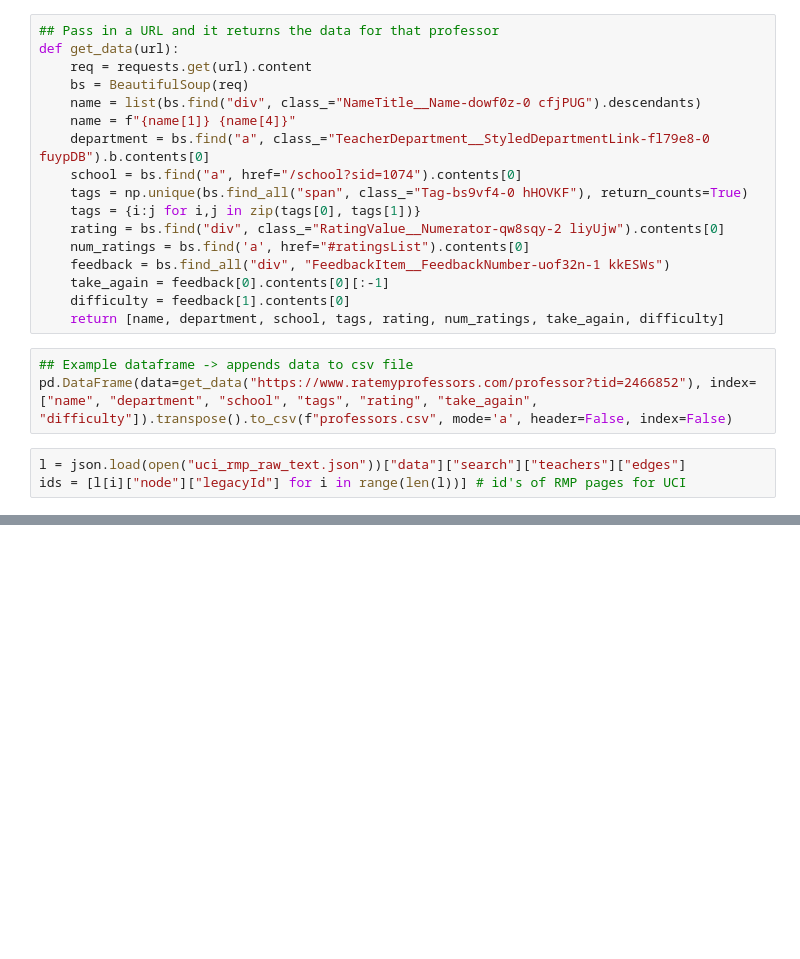
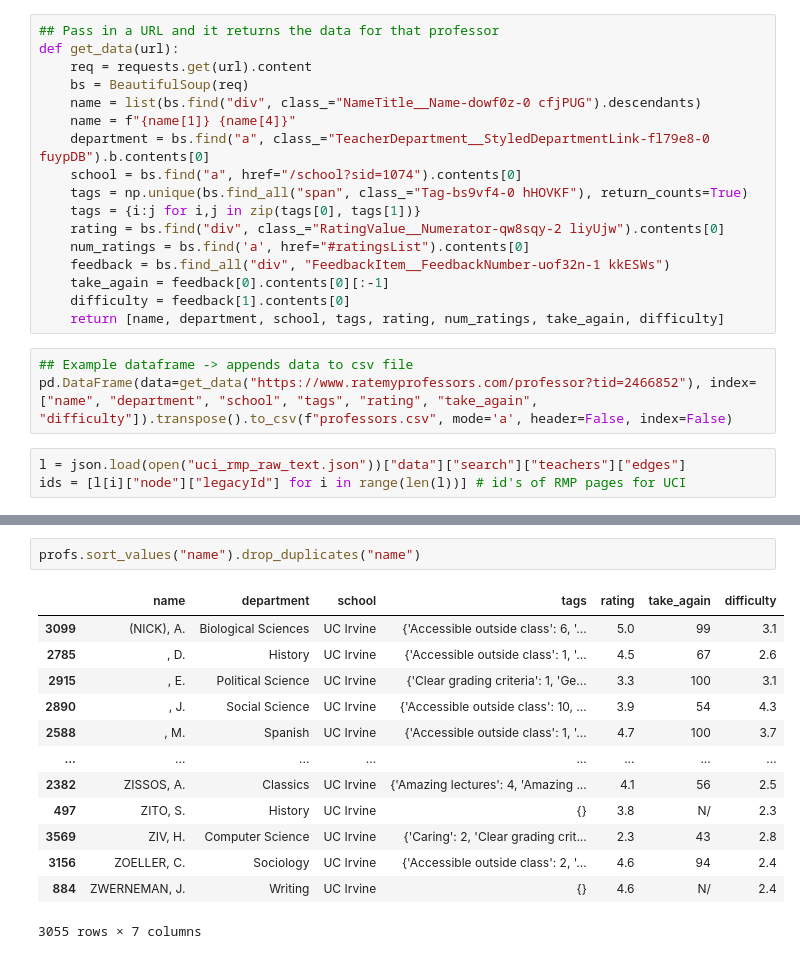
Before and after one commit to mrfleap/hackuci-2023, a Jupyter notebook: RMPscraper/ProfessorScraper.ipynb, the cells around one changed output, grey strips where cells are left out. Drawn from its saved outputs; the diff is of its cells as text; blank space fills up the shorter version.

```diff
--- a/RMPscraper/ProfessorScraper.ipynb
+++ b/RMPscraper/ProfessorScraper.ipynb
@@ -64,0 +128,16 @@ len(ids)
+# %%
+profs.sort_values("name").drop_duplicates("name")
+# %% [output]
+|  | name | department | school | tags | rating | take_again | difficulty |
+| 3099 | (NICK), A. | Biological Sciences | UC Irvine | {'Accessible outside class': 6, '... | 5.0 | 99 | 3.1 |
+| 2785 | , D. | History | UC Irvine | {'Accessible outside class': 1, '... | 4.5 | 67 | 2.6 |
+| 2915 | , E. | Political Science | UC Irvine | {'Clear grading criteria': 1, 'Ge... | 3.3 | 100 | 3.1 |
+| 2890 | , J. | Social Science | UC Irvine | {'Accessible outside class': 10, ... | 3.9 | 54 | 4.3 |
+| 2588 | , M. | Spanish | UC Irvine | {'Accessible outside class': 1, '... | 4.7 | 100 | 3.7 |
+| ... | ... | ... | ... | ... | ... | ... | ... |
+| 2382 | ZISSOS, A. | Classics | UC Irvine | {'Amazing lectures': 4, 'Amazing ... | 4.1 | 56 | 2.5 |
+| 497 | ZITO, S. | History | UC Irvine | {} | 3.8 | N/ | 2.3 |
+| 3569 | ZIV, H. | Computer Science | UC Irvine | {'Caring': 2, 'Clear grading crit... | 2.3 | 43 | 2.8 |
+| 3156 | ZOELLER, C. | Sociology | UC Irvine | {'Accessible outside class': 2, '... | 4.6 | 94 | 2.4 |
+| 884 | ZWERNEMAN, J. | Writing | UC Irvine | {} | 4.6 | N/ | 2.4 |
+3055 rows × 7 columns
```
Also changed, not shown: parts of 13 cells of this notebook, 3 other files.
